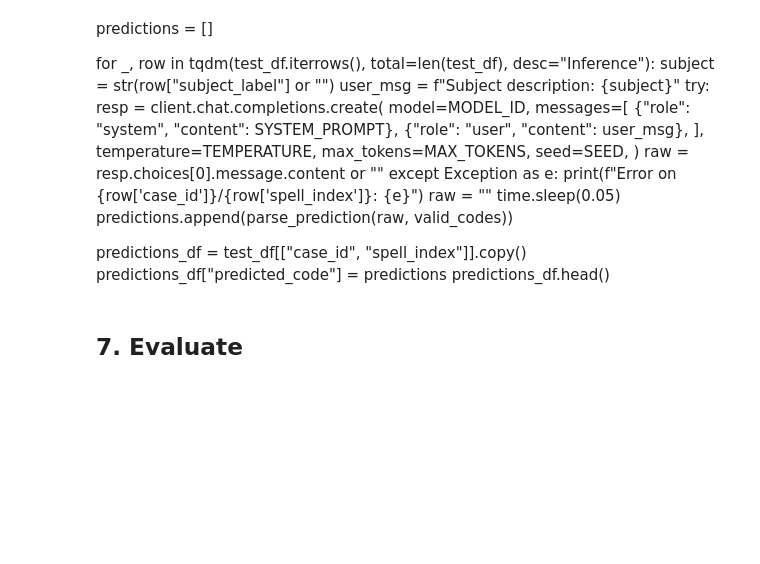
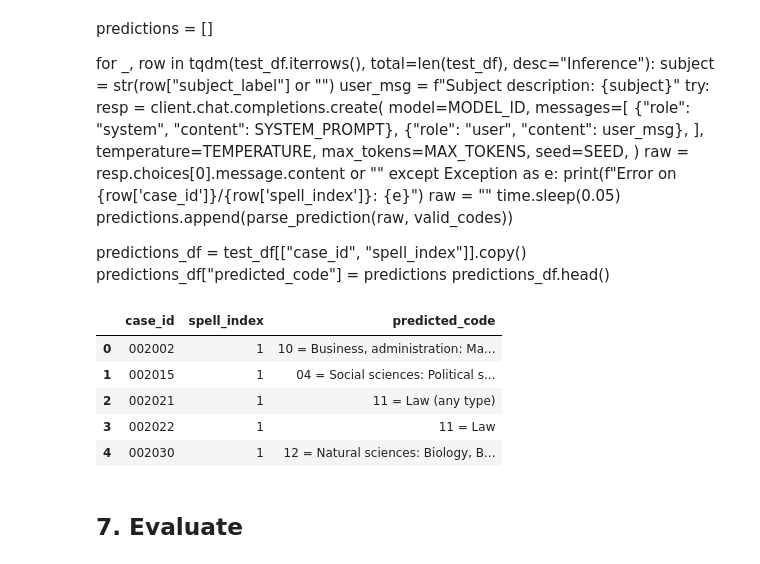
Before and after one commit to Tombellens/corex_eval, a Jupyter notebook: experiments/annotation/education/gpt53_uni_subject/notebook.ipynb, the cells around one changed output. Saved outputs shown, nothing was run; the diff lists cells and outputs as text; code cells hidden in the pictures; blank space fills up the shorter version.

```diff
--- a/experiments/annotation/education/gpt53_uni_subject/notebook.ipynb
+++ b/experiments/annotation/education/gpt53_uni_subject/notebook.ipynb
@@ -100,28 +109,35 @@ predictions_df.head()
 # %%
 predictions = []
 
 for _, row in tqdm(test_df.iterrows(), total=len(test_df), desc="Inference"):
     subject  = str(row["subject_label"] or "")
     user_msg = f"Subject description: {subject}"
     try:
         resp = client.chat.completions.create(
             model=MODEL_ID,
             messages=[
                 {"role": "system", "content": SYSTEM_PROMPT},
                 {"role": "user",   "content": user_msg},
             ],
-            temperature=TEMPERATURE, max_tokens=MAX_TOKENS, seed=SEED,
+           seed=SEED,
         )
         raw = resp.choices[0].message.content or ""
     except Exception as e:
         print(f"Error on {row['case_id']}/{row['spell_index']}: {e}")
         raw = ""
     time.sleep(0.05)
     predictions.append(parse_prediction(raw, valid_codes))
 
 predictions_df = test_df[["case_id", "spell_index"]].copy()
 predictions_df["predicted_code"] = predictions
 predictions_df.head()
+# %% [output]
+|  | case_id | spell_index | predicted_code |
+| 0 | 002002 | 1 | 10 = Business, administration: Ma... |
+| 1 | 002015 | 1 | 04 = Social sciences: Political s... |
+| 2 | 002021 | 1 | 11 = Law (any type) |
+| 3 | 002022 | 1 | 11 = Law |
+| 4 | 002030 | 1 | 12 = Natural sciences: Biology, B... |
 # %% [markdown]
 ## 7. Evaluate
 # %%
```
Also changed, not shown: parts of 2 cells of this notebook, 2 other files.
